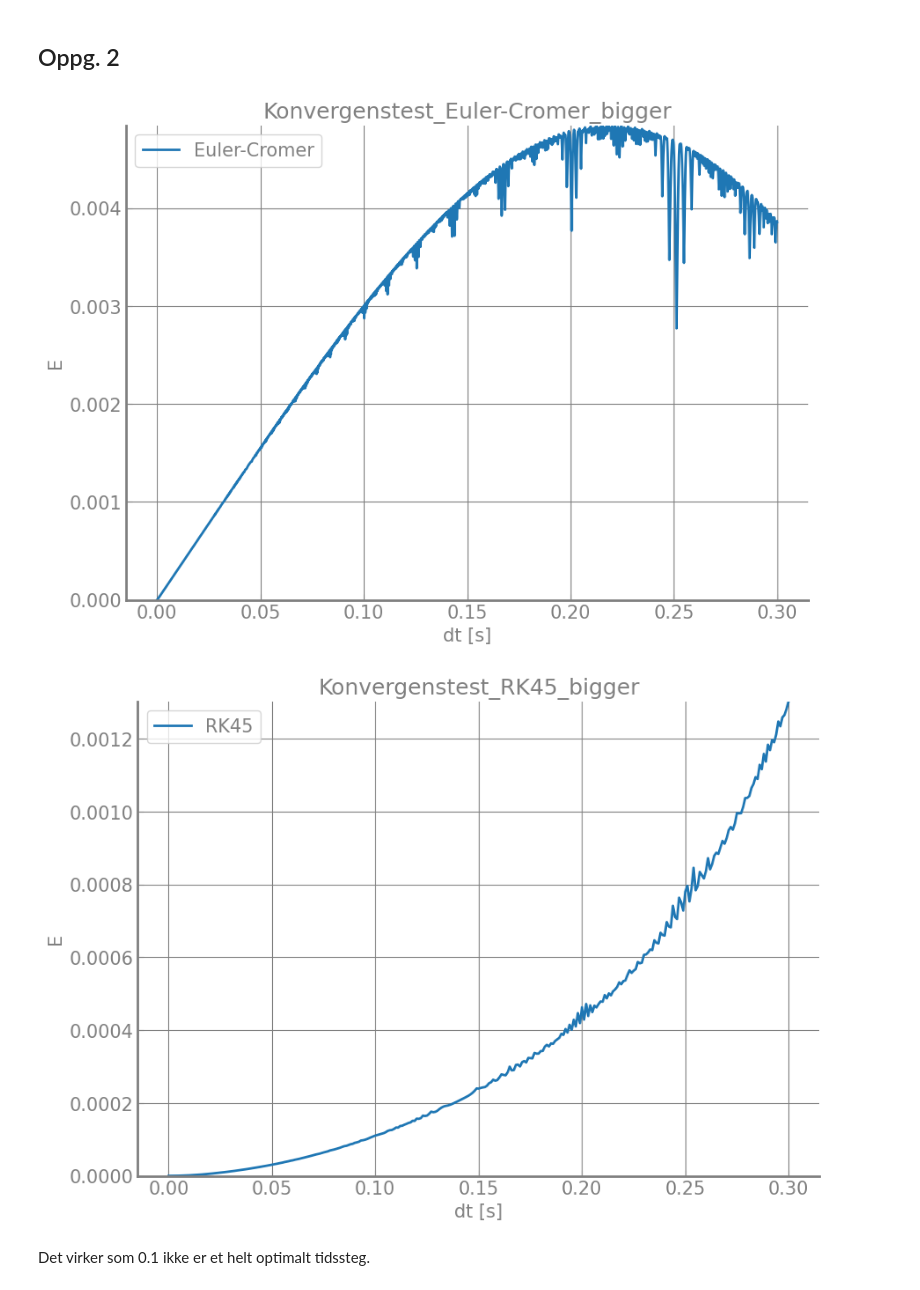
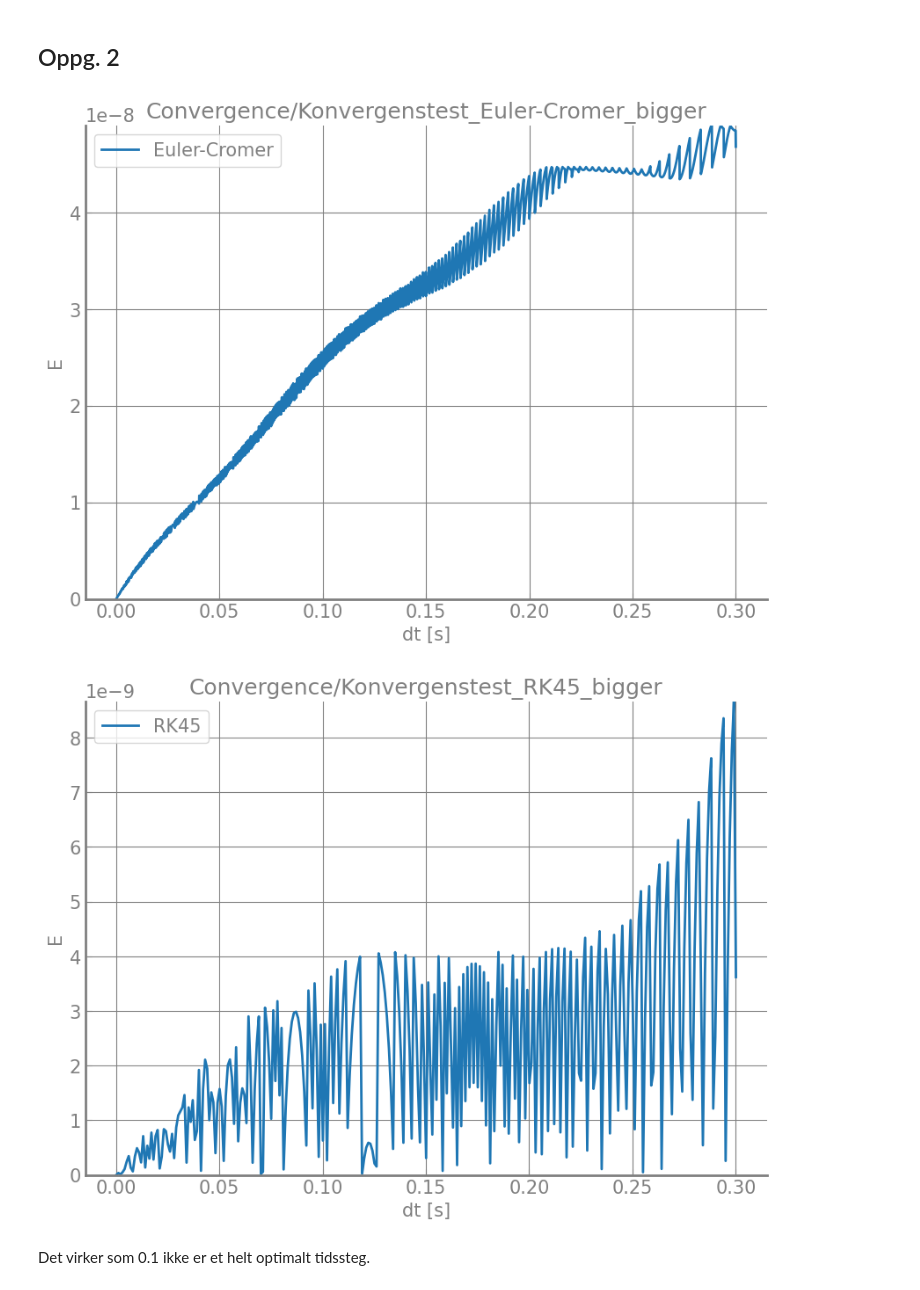
Before and after one commit to tncrdk/Bolgefysikk-numerisk-prosjekt, a Jupyter notebook: main.ipynb, the cells around one changed output. Drawn from its saved outputs; the diff is of its cells as text; code cells hidden in the pictures.

```diff
--- a/main.ipynb
+++ b/main.ipynb
@@ -26,12 +25,13 @@ def RHS(theta: float, omega: float, t: float, wD: float) -> tuple[float, float]:
     return omega, -g/L * theta - q*omega + FD * np.sin(wD*t)
 # %%
 def RK4_step(
-        RHS: Callable[[float, float, float, float], tuple[float, float]],
+        RHS: Callable[[float, float, float, float, float], tuple[float, float]],
         theta: float,
         omega: float,
         dt: float,
         t: float,
-        wD: float
+        wD: float,
+        q: float
 ) -> tuple[float, float]:
     """
     Calculates one step of the RK4-algorithm.
@@ -49,19 +49,20 @@ def RK4_step(
     """
     # k = omega
     # f = theta
-    f1, k1 = RHS(theta, omega, t, wD)
-    f2, k2 = RHS(theta + (dt/2)*f1, omega + (dt/2)*k1, t, wD)
-    f3, k3 = RHS(theta + (dt/2)*f2, omega + (dt/2)*k2, t, wD)
-    f4, k4 = RHS(theta + dt*f3, omega + dt*k3, t, wD)
+    f1, k1 = RHS(theta, omega, t, wD, q)
+    f2, k2 = RHS(theta + (dt/2)*f1, omega + (dt/2)*k1, t, wD, q)
+    f3, k3 = RHS(theta + (dt/2)*f2, omega + (dt/2)*k2, t, wD, q)
+    f4, k4 = RHS(theta + dt*f3, omega + dt*k3, t, wD, q)
     return theta + (dt/6)*(f1 + (2*f2) + (2*f3) + f4), omega + (dt/6)*(k1 + (2*k2) + (2*k3) + k4)
 
 def RK4_solver(
-        RHS: Callable[[float, float, float, float], tuple[float, float]],
+        RHS: Callable[[float, float, float, float, float], tuple[float, float]],
         T: float,
         dt: float,
         theta_0: float,
         omega_0: float,
-        wD: float
+        wD: float,
+        q: float
 ) -> tuple[np.ndarray, np.ndarray, np.ndarray]:
     """
     Computes theta and w (omega).
@@ -84,18 +85,19 @@ def RK4_solver(
     theta_array[0] = theta_0
     omega_array[0] = omega_0
     for i in range(1, len(t_array)):
-        theta, omega = RK4_step(RHS, theta_array[i-1], omega_array[i-1], dt, t_array[i-1], wD)
+        theta, omega = RK4_step(RHS, theta_array[i-1], omega_array[i-1], dt, t_array[i-1], wD, q)
         theta_array[i] = theta
         omega_array[i] = omega
     return theta_array, omega_array, t_array
 # %%
 def Euler_Cromer_solver(
-    RHS: Callable[[float, float, float, float], tuple[float, float]],
+    RHS: Callable[[float, float, float, float, float], tuple[float, float]],
     T: float,
     dt: float,
     theta_0: float,
     omega_0: float,
-    wD: float
+    wD: float,
+    q: float
 ) -> tuple[np.ndarray, np.ndarray, np.ndarray]:
     """Euler-Cromer-solver
 
@@ -117,7 +119,7 @@ def Euler_Cromer_solver(
     omega_array[0] = omega_0
 
     for i in range(1, len(t_array)):
-        omega_array[i] = omega_array[i-1] + RHS(theta_array[i-1], omega_array[i-1], t_array[i-1],wD)[1]*dt
+        omega_array[i] = omega_array[i-1] + RHS(theta_array[i-1], omega_array[i-1], t_array[i-1], wD, q)[1]*dt
         theta_array[i] = theta_array[i-1] + omega_array[i]*dt
 
     return theta_array, omega_array, t_array
@@ -193,10 +197,11 @@ def get_energy_difference(
         solver: Callable,
         dt: float,
         wD: float,
+        q: float,
         T: float,
         T_begin_slice: float
 ):
-    theta_array, omega_array, t_arr = solver(RHS, T, dt, theta_0, omega_0, wD)
+    theta_array, omega_array, t_arr = solver(RHS, T, dt, theta_0, omega_0, wD, q)
     energy_array = calculate_energy(theta_array, omega_array)
     end_slice = t_arr > T_begin_slice
     E_diff_reference = np.abs(np.max(energy_array[end_slice]) - energy_array[0])
@@ -207,54 +212,56 @@ def convergence_test(
         dt_range: tuple[float, float],
         dt_increment: float,
         wD: float,
+        q: float,
         T: float,
         T_begin_slice: float
 ) -> tuple[np.ndarray, np.ndarray]:
     dt_array = np.arange(dt_range[0], dt_range[1]+dt_increment, dt_increment)
     energy_difference_array = np.zeros_like(dt_array)
-    E_diff_reference = get_energy_difference(solver, dt_range[0], wD, T, T_begin_slice)
+    E_diff_reference = get_energy_difference(solver, dt_range[0], wD, q, T, T_begin_slice)
 
     for i, dt in enumerate(dt_array):
-        E_diff = get_energy_difference(solver, dt, wD, T, T_begin_slice)
+        E_diff = get_energy_difference(solver, dt, wD, q, T, T_begin_slice)
         E_rel_diff = np.abs(E_diff - E_diff_reference)
         energy_difference_array[i] = E_rel_diff
 
     return energy_difference_array, dt_array
 # %%
 wD = 3.13 # [1/s]
+q = 1.0 # [1/s]
 
 dt_range = (1e-5, 0.3)
 dt_increment = 1e-4
 T_begin_slice = 15
 T = 20
 
-energy, dt_arr = convergence_test(Euler_Cromer_solver, dt_range, dt_increment, wD, T, T_begin_slice)
+energy, dt_arr = convergence_test(Euler_Cromer_solver, dt_range, dt_increment, wD, q, T, T_begin_slice)
 plot_data(
     x_arrays=[dt_arr],
     y_arrays=[energy],
     legends=["Euler-Cromer"],
     xlabel="dt [s]",
     ylabel="E",
-    title="Konvergenstest_Euler-Cromer_bigger",
+    title="Convergence/Konvergenstest_Euler-Cromer_bigger",
     show=True
 )
 
 dt_range = (1e-4, 0.3)
 dt_increment = 1e-3
 
-energy_difference_array, dt_array = convergence_test(RK4_solver, dt_range, dt_increment, wD, T, T_begin_slice)
+energy_difference_array, dt_array = convergence_test(RK4_solver, dt_range, dt_increment, wD, q, T, T_begin_slice)
 plot_data(
     x_arrays=[dt_array],
     y_arrays=[energy_difference_array],
     legends=["RK45"],
     xlabel="dt [s]",
     ylabel="E",
-    title="Konvergenstest_RK45_bigger",
+    title="Convergence/Konvergenstest_RK45_bigger",
     show=True
 )
 # %% [output]
-[figure, old version]
+[figure, new version]
-[figure, old version]
+[figure, new version]
 # %% [markdown]
 Det virker som 0.1 ikke er et helt optimalt tidssteg.
 # %% [markdown]
```
Also changed, not shown: parts of 14 cells of this notebook, 36 other files.
